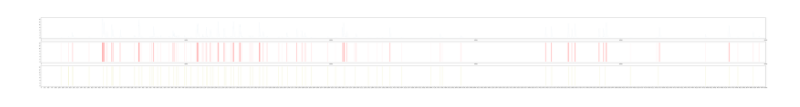
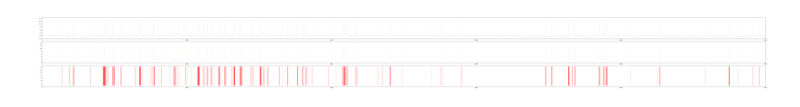
Before and after one commit to OlfactoryBehaviorLab/Imaging-Analysis-Notebook-Templates, a Jupyter notebook: DeconvolutionTest.ipynb, the cells around one changed output. Saved outputs shown, nothing was run; the diff lists cells and outputs as text; code cells hidden in the pictures.

Commit message:
roughed in the deconvolution functions. Used scipy to test spike counting

```diff
--- a/DeconvolutionTest.ipynb
+++ b/DeconvolutionTest.ipynb
@@ -31,2 +39,2 @@ plt.plot(single_trace)
 # %%
-denoised_signal, spikes, baseline, params, lam = deconvolve(zscore_trace, g=(None,None), penalty=0, optimize_g=5, max_iter=5)
+denoised_signal, spikes, _, _, _ = deconvolve(zscore_trace, g=(None, None), penalty=1, optimize_g=1, max_iter=5)
@@ -33,2 +57,3 @@ denoised_signal, spikes, baseline, params, lam = deconvolve(zscore_trace, g=(Non
 # %%
 spikes_loc = np.nonzero(spikes)[0]
+binned_spikes = cluster_spikes(spikes_loc)
@@ -88,18 +60,23 @@ for i in range(10):
-# %%
-binned_spikes = np.mean(clusters, axis=1)
 # %%
 fig, ax = plt.subplots(3, figsize=(100, 10))
-ax[0].plot(denoised_signal, linewidth=0.1)
-#ax[1].hist(binned_spikes, bins=1000, color='g')
-ax[1].vlines(spikes_loc, color='red', linewidth = 0.1, ymin=baseline, ymax=max(denoised_signal))
-ax[2].vlines(binned_spikes, color='y', linewidth = 0.5, ymin=baseline, ymax=max(denoised_signal))
+#.xticks(np.arange(0,50000, 5))
 
-ax[0].set_xlim(-20, 50000)
-ax[1].set_xlim(-20, 50000)
-ax[2].set_xlim(-20, 50000)
+x1 = 4000
+x2 = 4500
+
+ax[0].plot(zscore_trace, linewidth=0.1, color='g')
+ax[0].vlines(binned_spikes, color='m', linewidth = 0.1, ymin=min(zscore_trace), ymax=max(zscore_trace))
+ax[1].plot(denoised_signal, linewidth=0.1)
+ax[1].vlines(binned_spikes, color='y', linewidth = 0.1, ymin=0, ymax=max(denoised_signal))
+ax[2].vlines(spikes_loc, color='r', linewidth = 0.5, ymin=0, ymax=max(denoised_signal))
+
+
+for each in ax:
+    each.set_xlim(-20, 50000)
+
 #ax[3].set_xlim(-20, 50000)
-plt.xticks(np.linspace(0,50000, 200))
+
 plt.tight_layout()
-fig.savefig('DeconvolutionTest4.pdf')
+fig.savefig('DeconvolutionTest-Distance-40.pdf')
 # %% [output]
-[figure, old version]
+[figure, new version]
```
Also changed, not shown: parts of 11 cells of this notebook, 8 other files.
